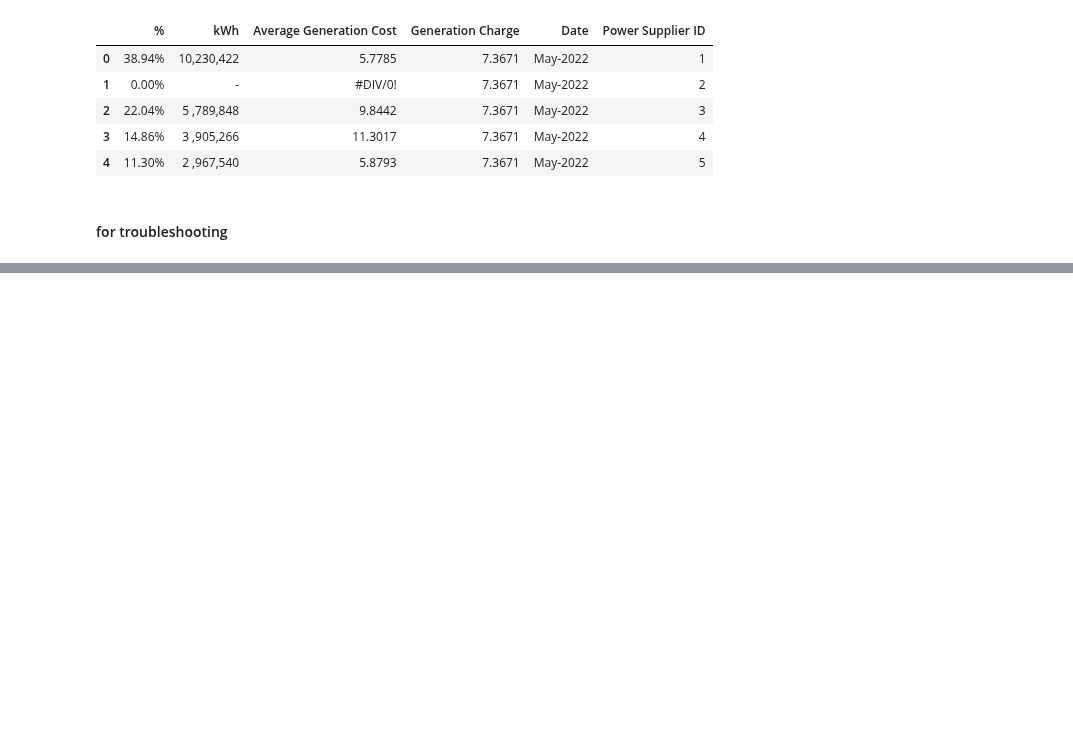
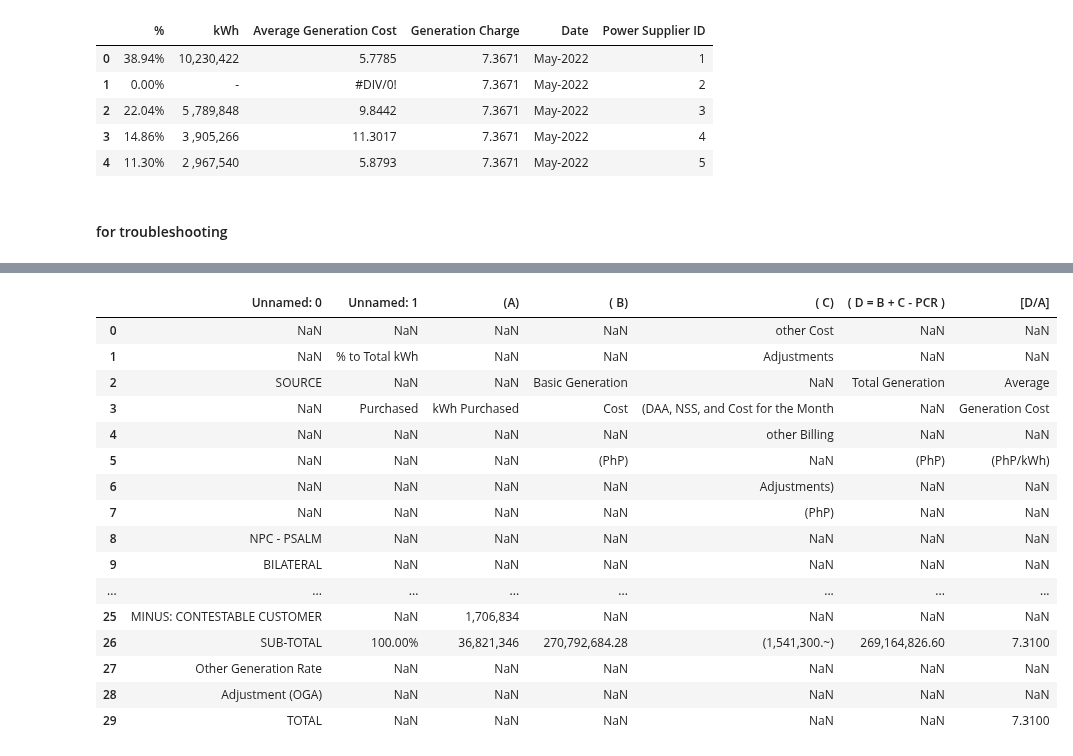
Before and after one commit to andreasenson/Scrape-DU-Generation-Charge, a Jupyter notebook: AKELCO/scrape_AKELCO.ipynb, the cells around one changed output, grey strips where cells are left out. Cells and saved outputs as stored; diff of their text form; code cells hidden in the pictures; blank space fills up the shorter version.

```diff
--- a/AKELCO/scrape_AKELCO.ipynb
+++ b/AKELCO/scrape_AKELCO.ipynb
@@ -290,3 +290,25 @@ df
 | 16 | NaN | SUB-TOTAL | 100.00% | 26,272,097 | 197,191,327.22 | ... |
 | 17 | Other Generation Rate\rAdjustment... | NaN | NaN | NaN | NaN | ... |
 | 18 | TOTAL | NaN | NaN | NaN | NaN | ... |
+# %%
+df = tabula.read_pdf("AKECO.pdf", stream = True, pages = 1)[0]
+# %%
+df
+# %% [output]
+|  | Unnamed: 0 | Unnamed: 1 | (A) | ( B) | ( C) | ( D = B + C - PCR ) | [D/A] |
+| 0 | NaN | NaN | NaN | NaN | other Cost | NaN | NaN |
+| 1 | NaN | % to Total kWh | NaN | NaN | Adjustments | NaN | NaN |
+| 2 | SOURCE | NaN | NaN | Basic Generation | NaN | Total Generation | Average |
+| 3 | NaN | Purchased | kWh Purchased | Cost | (DAA, NSS, and Cost for the Month | NaN | Generation Cost |
+| 4 | NaN | NaN | NaN | NaN | other Billing | NaN | NaN |
+| 5 | NaN | NaN | NaN | (PhP) | NaN | (PhP) | (PhP/kWh) |
+| 6 | NaN | NaN | NaN | NaN | Adjustments) | NaN | NaN |
+| 7 | NaN | NaN | NaN | NaN | (PhP) | NaN | NaN |
+| 8 | NPC - PSALM | NaN | NaN | NaN | NaN | NaN | NaN |
+| 9 | BILATERAL | NaN | NaN | NaN | NaN | NaN | NaN |
+| ... | ... | ... | ... | ... | ... | ... | ... |
+| 25 | MINUS: CONTESTABLE CUSTOMER | NaN | 1,706,834 | NaN | NaN | NaN | NaN |
+| 26 | SUB-TOTAL | 100.00% | 36,821,346 | 270,792,684.28 | (1,541,300.~) | 269,164,826.60 | 7.3100 |
+| 27 | Other Generation Rate | NaN | NaN | NaN | NaN | NaN | NaN |
+| 28 | Adjustment (OGA) | NaN | NaN | NaN | NaN | NaN | NaN |
+| 29 | TOTAL | NaN | NaN | NaN | NaN | NaN | 7.3100 |
```
